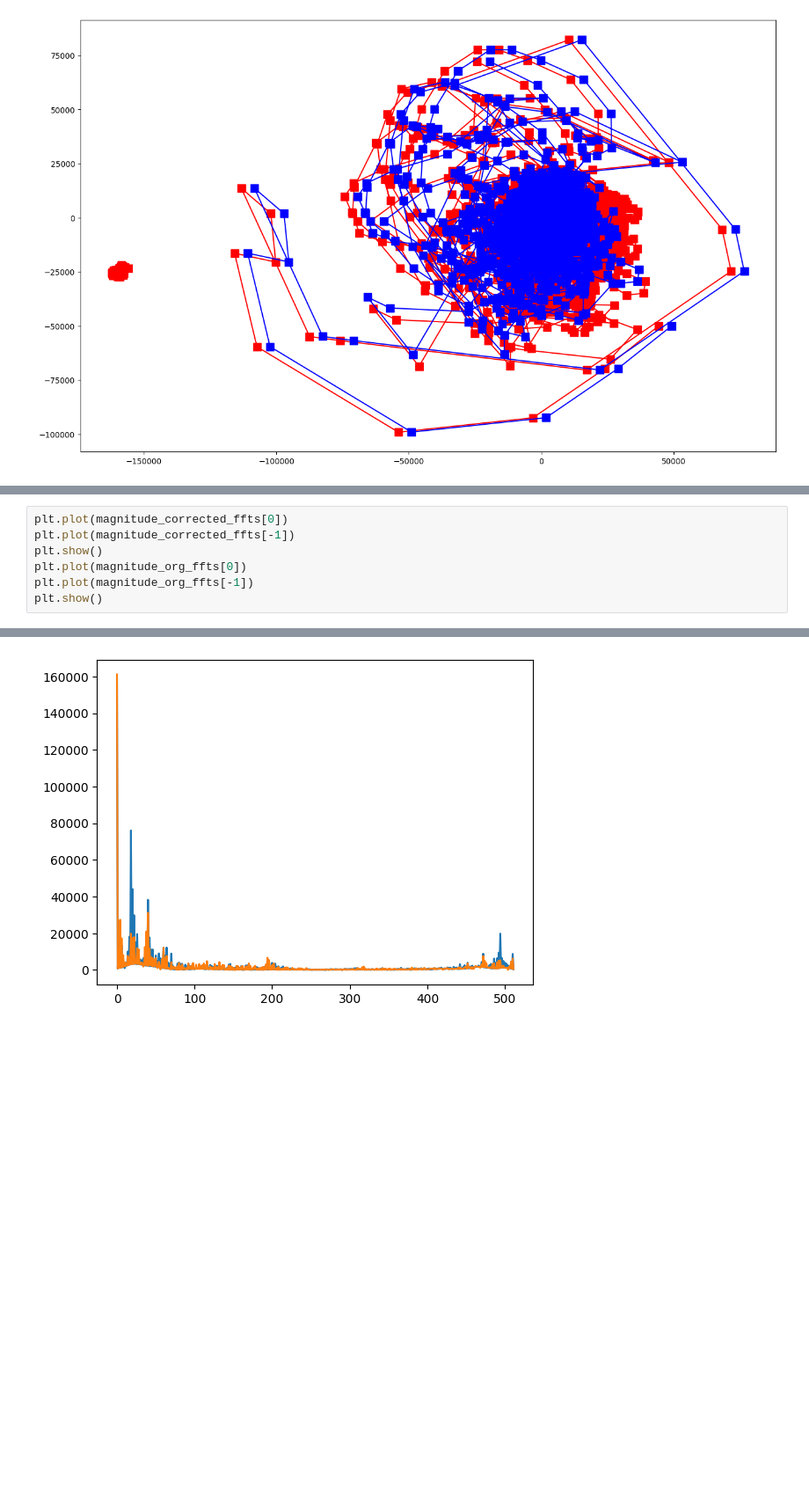
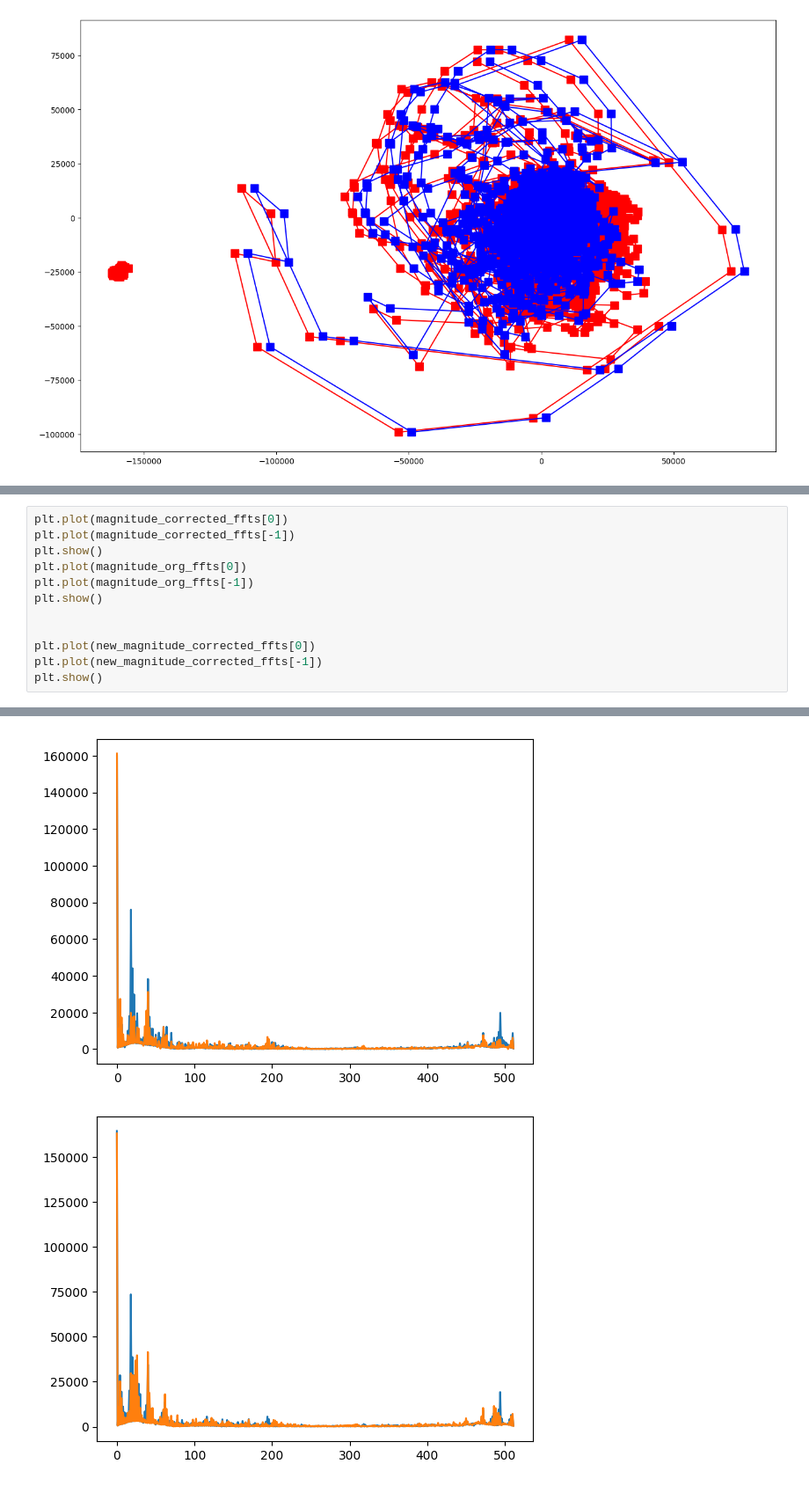
Before and after one commit to tqdinh/gensignal, a Jupyter notebook: EXTRACT_VITAL_SIGNAL_IN_FMCW_RADAR_4.ipynb, the cells around one changed output, grey strips where cells are left out. Shown at 88% size. Cells and saved outputs as stored; diff of their text form; blank space fills up the shorter version.

```diff
--- a/EXTRACT_VITAL_SIGNAL_IN_FMCW_RADAR_4.ipynb
+++ b/EXTRACT_VITAL_SIGNAL_IN_FMCW_RADAR_4.ipynb
@@ -200,10 +173,16 @@ plt.show()
 # %%
 plt.plot(magnitude_corrected_ffts[0])
 plt.plot(magnitude_corrected_ffts[-1])
 plt.show()
 plt.plot(magnitude_org_ffts[0])
 plt.plot(magnitude_org_ffts[-1])
 plt.show()
+
+
+plt.plot(new_magnitude_corrected_ffts[0])
+plt.plot(new_magnitude_corrected_ffts[-1])
+plt.show()
 # %% [output]
 [figure]
 [figure]
+[figure, added]
```
Also changed, not shown: parts of 14 cells of this notebook.
